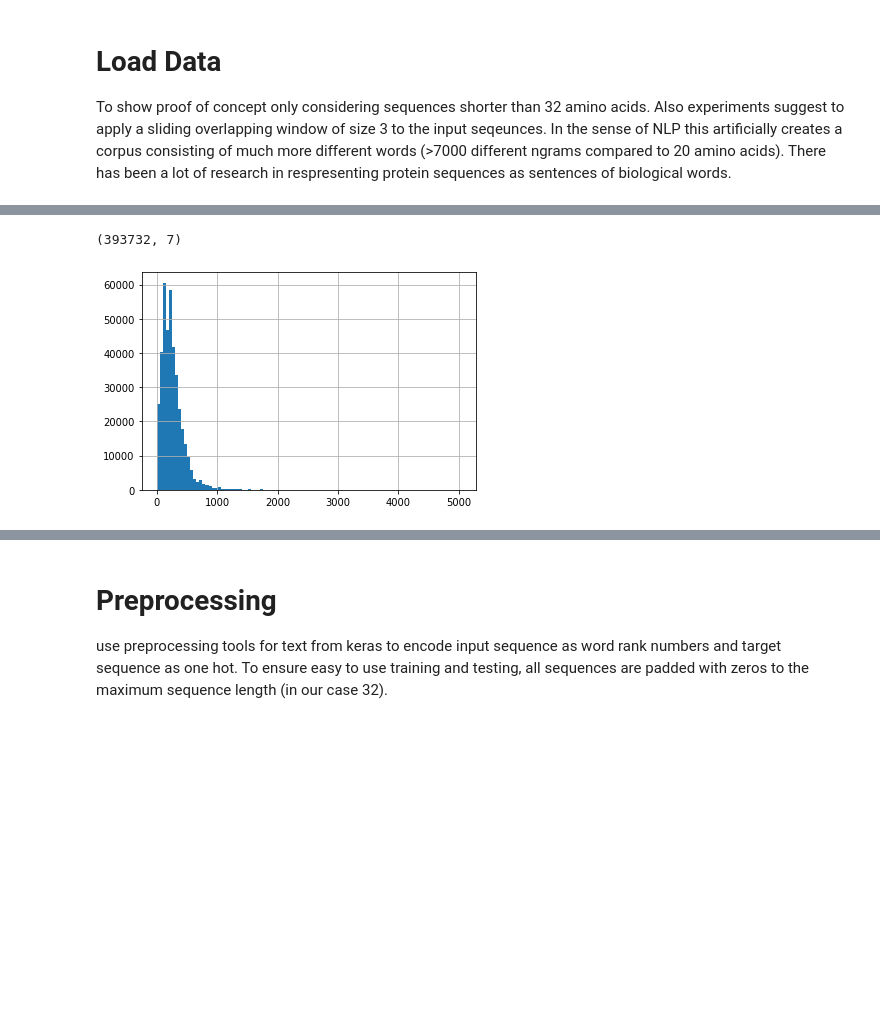
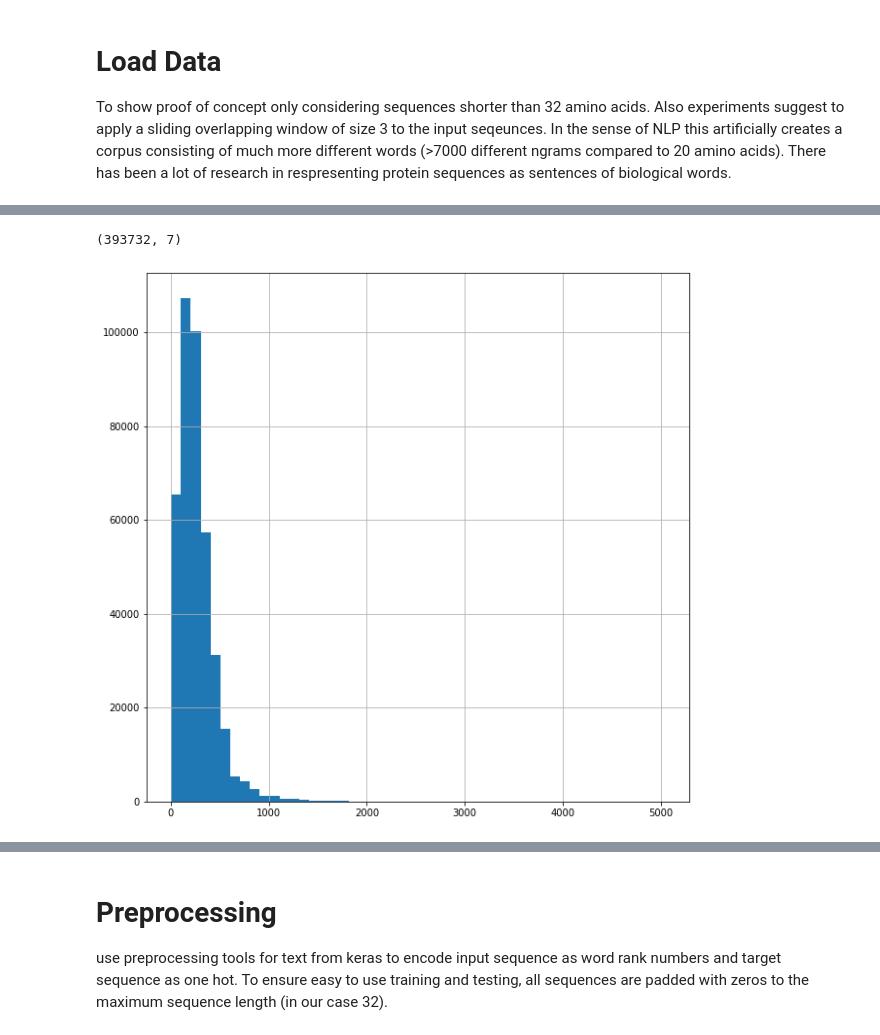
Before and after one commit to ArafatRohan93/PSSP_LSTM, a Jupyter notebook: PSSP_LSTM.ipynb, the cells around one changed output, grey strips where cells are left out. Saved outputs shown, nothing was run; the diff lists cells and outputs as text; code cells hidden in the pictures; blank space fills up the shorter version.

```diff
--- a/PSSP_LSTM.ipynb
+++ b/PSSP_LSTM.ipynb
@@ -44,7 +44,10 @@ import numpy as np
 import pandas as pd
 import matplotlib.pyplot as plt
 %matplotlib inline
+import seaborn as sns #visualisation
+sns.set(color_codes=True)
 
 df = pd.read_csv('/content/drive/My Drive/Protein/Kaggle/2018-06-06-ss.cleaned.csv').sort_values(by=['pdb_id','chain_code'])
+print(len(df))
 df.head()
 # %% [output]
@@ -55,11 +59,11 @@ df.head()
 | 140434 | 103L | A | MNIFEMLRIDEGLRLKIYKDTEGYYTIGIGHLL... | CCHHHHHHHHHCCEEEEEECTTSCEEEETTEEC... | CCHHHHHHHHHCCEEEEEECCCCCEEEECCEEC... | 167 | False |
 | 124732 | 103M | A | MVLSEGEWQLVLHVWAKVEADVAGHGQDILIRL... | CCCCHHHHHHHHHHHHHHGGGHHHHHHHHHHHH... | CCCCHHHHHHHHHHHHHHHHHHHHHHHHHHHHH... | 154 | False |
 # %%
-df.len.hist(bins=100)
+df.len.hist(bins=50,figsize=[10,10],)
 print(df.shape)
 # %% [output]
 (393732, 7)
-[figure, old version]
+[figure, new version]
 # %%
 def seq2ngrams(seqs, n=3):
     return np.array([[seq[i:i+n] for i in range(len(seq))] for seq in seqs])
```
Also changed, not shown: parts of 5 cells of this notebook.
